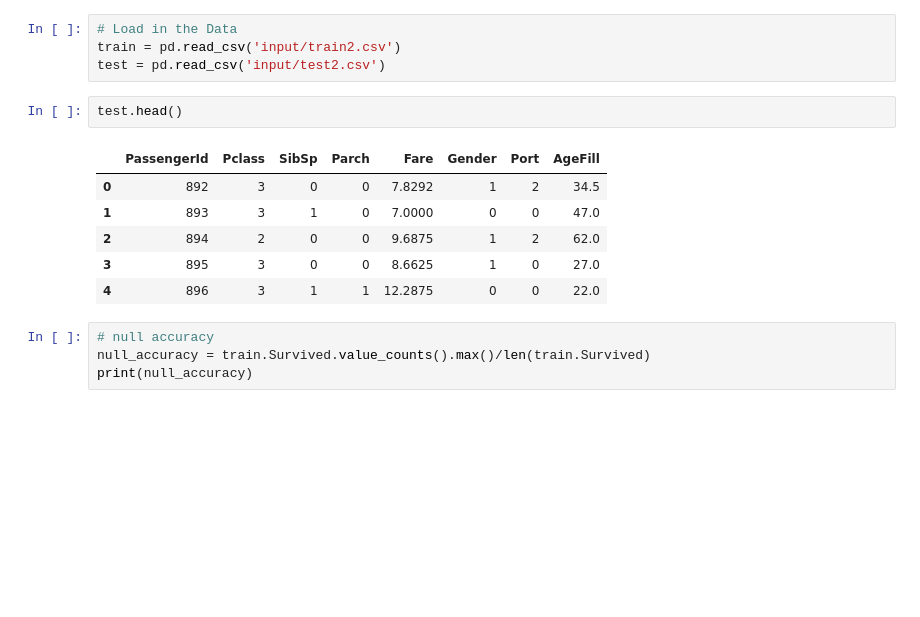
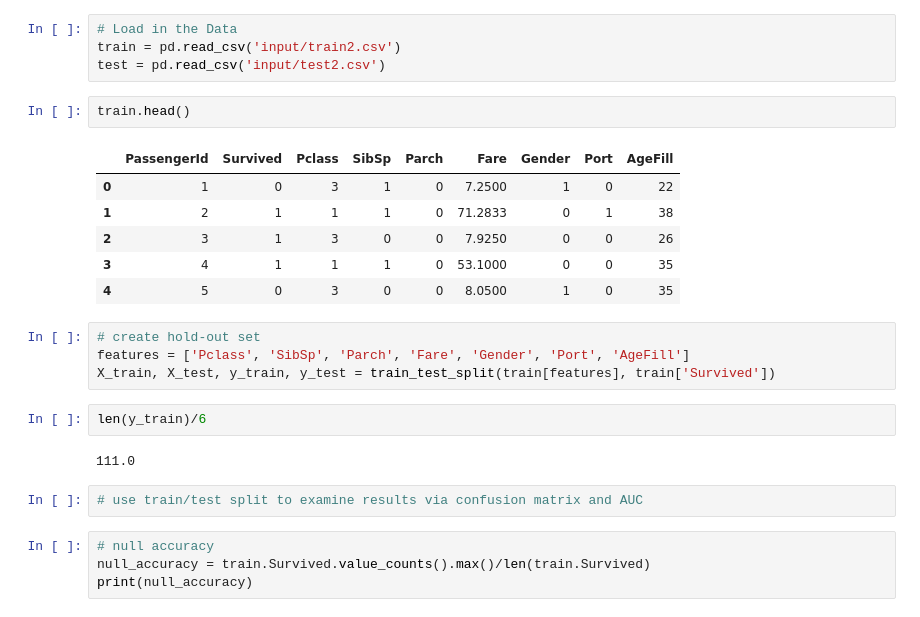
Before and after one commit to ErBa508/kggle, a Jupyter notebook: Titanic/RandomForest_titanic.ipynb, the cells around one changed output. Cells and saved outputs as stored; diff of their text form; blank space fills up the shorter version.

Commit message:
Add parameter tuning, add hold-out set, cross-validation

```diff
--- a/Titanic/RandomForest_titanic.ipynb
+++ b/Titanic/RandomForest_titanic.ipynb
@@ -25,14 +28,24 @@ from sklearn import metrics
 train = pd.read_csv('input/train2.csv')
 test = pd.read_csv('input/test2.csv')
 # %%
-test.head()
+train.head()
 # %% [output]
-|  | PassengerId | Pclass | SibSp | Parch | Fare | Gender | Port | AgeFill |
-| 0 | 892 | 3 | 0 | 0 | 7.8292 | 1 | 2 | 34.5 |
-| 1 | 893 | 3 | 1 | 0 | 7.0000 | 0 | 0 | 47.0 |
-| 2 | 894 | 2 | 0 | 0 | 9.6875 | 1 | 2 | 62.0 |
-| 3 | 895 | 3 | 0 | 0 | 8.6625 | 1 | 0 | 27.0 |
-| 4 | 896 | 3 | 1 | 1 | 12.2875 | 0 | 0 | 22.0 |
+|  | PassengerId | Survived | Pclass | SibSp | Parch | Fare | Gender | Port | AgeFill |
+| 0 | 1 | 0 | 3 | 1 | 0 | 7.2500 | 1 | 0 | 22 |
+| 1 | 2 | 1 | 1 | 1 | 0 | 71.2833 | 0 | 1 | 38 |
+| 2 | 3 | 1 | 3 | 0 | 0 | 7.9250 | 0 | 0 | 26 |
+| 3 | 4 | 1 | 1 | 1 | 0 | 53.1000 | 0 | 0 | 35 |
+| 4 | 5 | 0 | 3 | 0 | 0 | 8.0500 | 1 | 0 | 35 |
+# %%
+# create hold-out set
+features = ['Pclass', 'SibSp', 'Parch', 'Fare', 'Gender', 'Port', 'AgeFill']
+X_train, X_test, y_train, y_test = train_test_split(train[features], train['Survived'])
+# %%
+len(y_train)/6
+# %% [output]
+111.0
+# %%
+# use train/test split to examine results via confusion matrix and AUC
 # %%
 # null accuracy
 null_accuracy = train.Survived.value_counts().max()/len(train.Survived)
```
Also changed, not shown: parts of 21 cells of this notebook.
